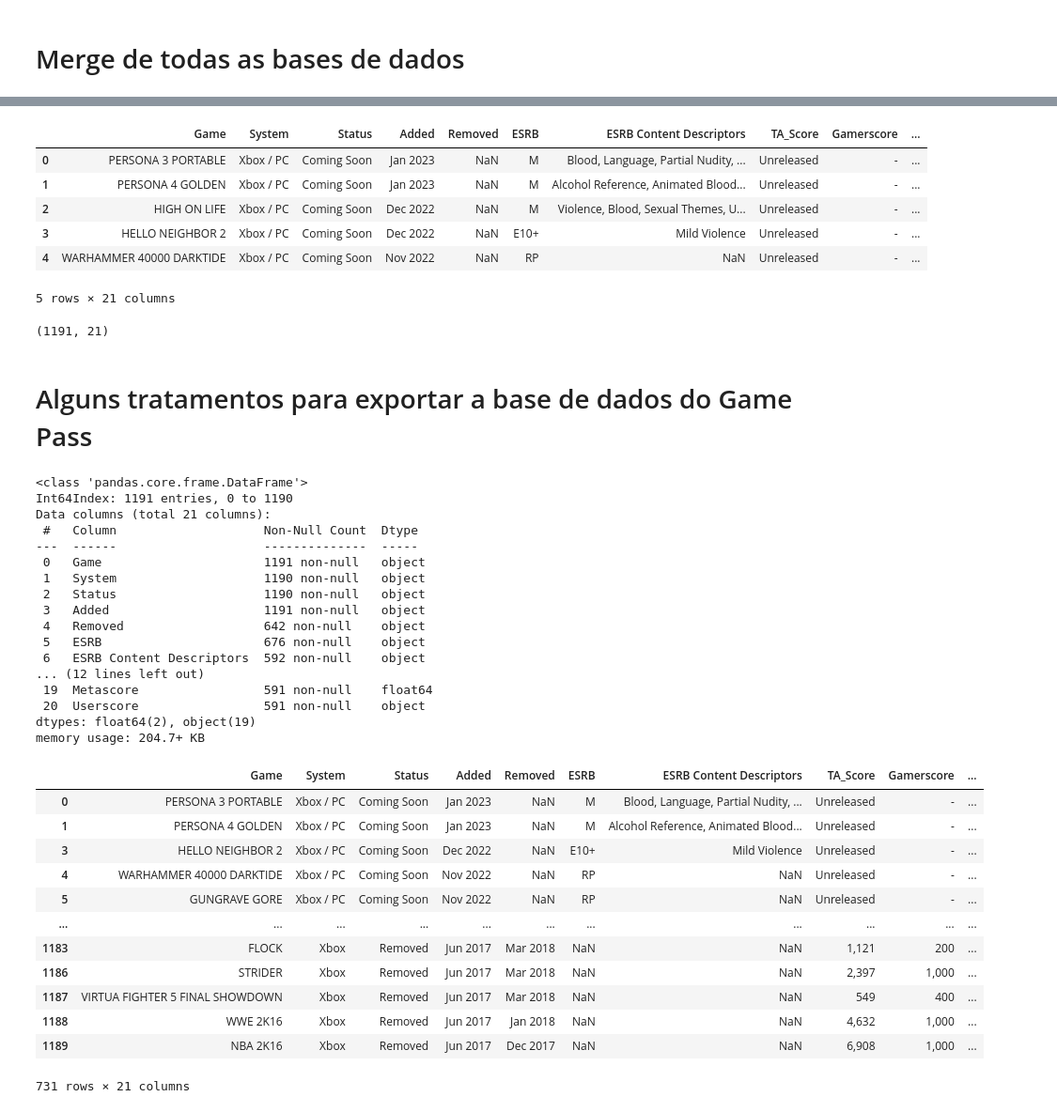
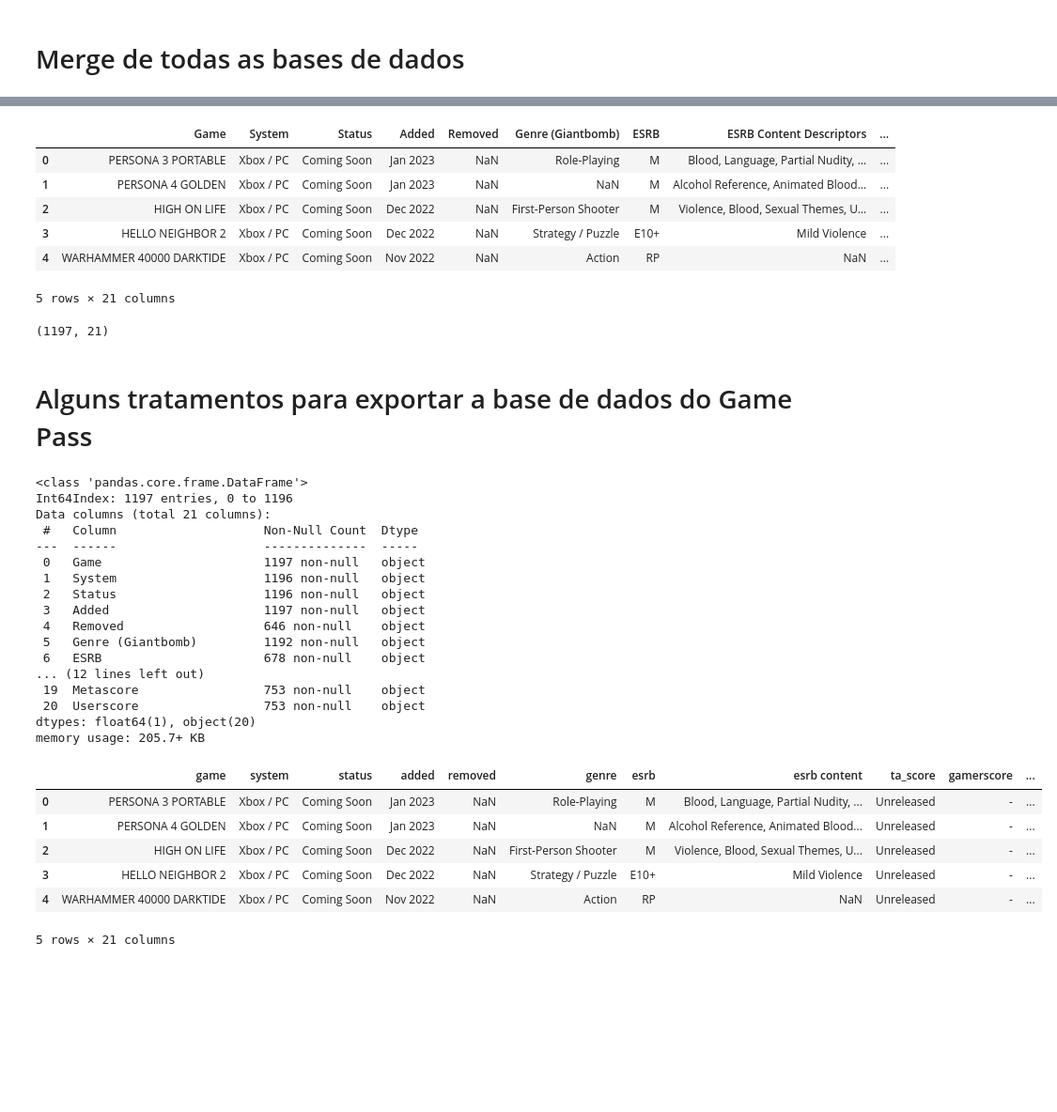
Before and after one commit to DamodaraBarbosa/estudos_web_scraping, a Jupyter notebook: Xbox's_databases_merge.ipynb, the cells around one changed output, grey strips where cells are left out. Shown: that part at 94% size. Saved outputs shown, nothing was run; the diff lists cells and outputs as text; code cells hidden in the pictures; blank space fills up the shorter version.

```diff
--- a/Xbox's_databases_merge.ipynb
+++ b/Xbox's_databases_merge.ipynb
@@ -60,7 +60,7 @@ df_true_achievements.shape
 # %%
 # dataframe com dados do Metacritic dos jogos Xbox:
 
-df_metacritic = pd.read_csv('/content/drive/MyDrive/Dados Xbox/xbox_metacritic.csv')
-df_metacritic
+df_metacritic = pd.read_csv('/content/drive/MyDrive/Dados Xbox/xbox_games_metacritic.csv')
+df_metacritic.head()
 # %% [output]
 |  | Name | Release date | Metascore | Userscore |
@@ -139,7 +152,7 @@ df_metacritic.head()
 # %%
 # merge dos dataframes do Game Pass e do True Achivements:
 
-gamepass_database = pd.merge(left= df_gamepass[['Game', 'System', 'Status', 'Added', 'Removed', 'ESRB',
+gamepass_database = pd.merge(left= df_gamepass[['Game', 'System', 'Status', 'Added', 'Removed', 'Genre (Giantbomb)','ESRB',
                             'ESRB Content Descriptors']], right= df_true_achievements, how= 'left',
                              left_on= ['Game'], right_on= ['Name']
 )
@@ -156,7 +169,7 @@ gamepass_database.head()
 # %%
 # merge do dataframe do Game Pass com o de jogos da biblioteca do Xbox:
 
-gamepass_database = pd.merge(left= gamepass_database, right= df_xbox_games[['name', 'genre(s)', 'developer(s)',
+gamepass_database = pd.merge(left= gamepass_database, right= df_xbox_games[['name', 'developer(s)',
                             'publisher(s)', 'addons']], how= 'left', left_on= ['Game'], right_on= ['name']
 )
 # %%
@@ -179,36 +192,36 @@ gamepass_database = pd.merge(left= gamepass_database, right= df_metacritic, how=
 gamepass_database.drop(['Name'], axis= 1, inplace= True)
 gamepass_database.head()
 # %% [output]
-|  | Game | System | Status | Added | Removed | ESRB | ESRB Content Descriptors | TA_Score | Gamerscore | ... |
-| 0 | PERSONA 3 PORTABLE | Xbox / PC | Coming Soon | Jan 2023 | NaN | M | Blood, Language, Partial Nudity, ... | Unreleased | - | ... |
-| 1 | PERSONA 4 GOLDEN | Xbox / PC | Coming Soon | Jan 2023 | NaN | M | Alcohol Reference, Animated Blood... | Unreleased | - | ... |
-| 2 | HIGH ON LIFE | Xbox / PC | Coming Soon | Dec 2022 | NaN | M | Violence, Blood, Sexual Themes, U... | Unreleased | - | ... |
-| 3 | HELLO NEIGHBOR 2 | Xbox / PC | Coming Soon | Dec 2022 | NaN | E10+ | Mild Violence | Unreleased | - | ... |
-| 4 | WARHAMMER 40000 DARKTIDE | Xbox / PC | Coming Soon | Nov 2022 | NaN | RP | NaN | Unreleased | - | ... |
+|  | Game | System | Status | Added | Removed | Genre (Giantbomb) | ESRB | ESRB Content Descriptors | ... |
+| 0 | PERSONA 3 PORTABLE | Xbox / PC | Coming Soon | Jan 2023 | NaN | Role-Playing | M | Blood, Language, Partial Nudity, ... | ... |
+| 1 | PERSONA 4 GOLDEN | Xbox / PC | Coming Soon | Jan 2023 | NaN | NaN | M | Alcohol Reference, Animated Blood... | ... |
+| 2 | HIGH ON LIFE | Xbox / PC | Coming Soon | Dec 2022 | NaN | First-Person Shooter | M | Violence, Blood, Sexual Themes, U... | ... |
+| 3 | HELLO NEIGHBOR 2 | Xbox / PC | Coming Soon | Dec 2022 | NaN | Strategy / Puzzle | E10+ | Mild Violence | ... |
+| 4 | WARHAMMER 40000 DARKTIDE | Xbox / PC | Coming Soon | Nov 2022 | NaN | Action | RP | NaN | ... |
 5 rows × 21 columns
 # %%
 gamepass_database.shape
 # %% [output]
-(1191, 21)
+(1197, 21)
 # %% [markdown]
 # Alguns tratamentos para exportar a base de dados do Game Pass
 # %%
 gamepass_database.info()
 # %% [output]
 <class 'pandas.core.frame.DataFrame'>
-Int64Index: 1191 entries, 0 to 1190
+Int64Index: 1197 entries, 0 to 1196
 Data columns (total 21 columns):
  #   Column                    Non-Null Count  Dtype
 ---  ------                    --------------  -----
- 0   Game                      1191 non-null   object
- 1   System                    1190 non-null   object
- 2   Status                    1190 non-null   object
- 3   Added                     1191 non-null   object
- 4   Removed                   642 non-null    object
- 5   ESRB                      676 non-null    object
- 6   ESRB Content Descriptors  592 non-null    object
+ 0   Game                      1197 non-null   object
+ 1   System                    1196 non-null   object
+ 2   Status                    1196 non-null   object
+ 3   Added                     1197 non-null   object
+ 4   Removed                   646 non-null    object
+ 5   Genre (Giantbomb)         1192 non-null   object
+ 6   ESRB                      678 non-null    object
 ... (12 lines left out)
- 19  Metascore                 591 non-null    float64
- 20  Userscore                 591 non-null    object
-dtypes: float64(2), object(19)
-memory usage: 204.7+ KB
+ 19  Metascore                 753 non-null    object
+ 20  Userscore                 753 non-null    object
+dtypes: float64(1), object(20)
+memory usage: 205.7+ KB
@@ -217,16 +228,15 @@ publisher_na = gamepass_database['publisher(s)'].isna()
+# %%
+# a fim de padronizar os nomes das colunas, faz-se a sua renomeação:
+
+gamepass_database.columns = ['game', 'system', 'status', 'added', 'removed', 'genre', 'esrb', 'esrb content', 'ta_score', 'gamerscore', 'ratio',
+                            'gamers', 'comp_%', 'comp_time', 'rating', 'developer', 'publisher', 'addons', 'release_date', 'metascore', 'userscore']
 # %%
-gamepass_database[~publisher_na]
+gamepass_database.head()
 # %% [output]
-|  | Game | System | Status | Added | Removed | ESRB | ESRB Content Descriptors | TA_Score | Gamerscore | ... |
-| 0 | PERSONA 3 PORTABLE | Xbox / PC | Coming Soon | Jan 2023 | NaN | M | Blood, Language, Partial Nudity, ... | Unreleased | - | ... |
-| 1 | PERSONA 4 GOLDEN | Xbox / PC | Coming Soon | Jan 2023 | NaN | M | Alcohol Reference, Animated Blood... | Unreleased | - | ... |
-| 3 | HELLO NEIGHBOR 2 | Xbox / PC | Coming Soon | Dec 2022 | NaN | E10+ | Mild Violence | Unreleased | - | ... |
-| 4 | WARHAMMER 40000 DARKTIDE | Xbox / PC | Coming Soon | Nov 2022 | NaN | RP | NaN | Unreleased | - | ... |
-| 5 | GUNGRAVE GORE | Xbox / PC | Coming Soon | Nov 2022 | NaN | RP | NaN | Unreleased | - | ... |
-| ... | ... | ... | ... | ... | ... | ... | ... | ... | ... | ... |
-| 1183 | FLOCK | Xbox | Removed | Jun 2017 | Mar 2018 | NaN | NaN | 1,121 | 200 | ... |
-| 1186 | STRIDER | Xbox | Removed | Jun 2017 | Mar 2018 | NaN | NaN | 2,397 | 1,000 | ... |
-| 1187 | VIRTUA FIGHTER 5 FINAL SHOWDOWN | Xbox | Removed | Jun 2017 | Mar 2018 | NaN | NaN | 549 | 400 | ... |
-| 1188 | WWE 2K16 | Xbox | Removed | Jun 2017 | Jan 2018 | NaN | NaN | 4,632 | 1,000 | ... |
-| 1189 | NBA 2K16 | Xbox | Removed | Jun 2017 | Dec 2017 | NaN | NaN | 6,908 | 1,000 | ... |
+|  | game | system | status | added | removed | genre | esrb | esrb content | ta_score | gamerscore | ... |
+| 0 | PERSONA 3 PORTABLE | Xbox / PC | Coming Soon | Jan 2023 | NaN | Role-Playing | M | Blood, Language, Partial Nudity, ... | Unreleased | - | ... |
+| 1 | PERSONA 4 GOLDEN | Xbox / PC | Coming Soon | Jan 2023 | NaN | NaN | M | Alcohol Reference, Animated Blood... | Unreleased | - | ... |
+| 2 | HIGH ON LIFE | Xbox / PC | Coming Soon | Dec 2022 | NaN | First-Person Shooter | M | Violence, Blood, Sexual Themes, U... | Unreleased | - | ... |
+| 3 | HELLO NEIGHBOR 2 | Xbox / PC | Coming Soon | Dec 2022 | NaN | Strategy / Puzzle | E10+ | Mild Violence | Unreleased | - | ... |
+| 4 | WARHAMMER 40000 DARKTIDE | Xbox / PC | Coming Soon | Nov 2022 | NaN | Action | RP | NaN | Unreleased | - | ... |
-731 rows × 21 columns
+5 rows × 21 columns
```
Also changed, not shown: parts of 12 cells of this notebook.
